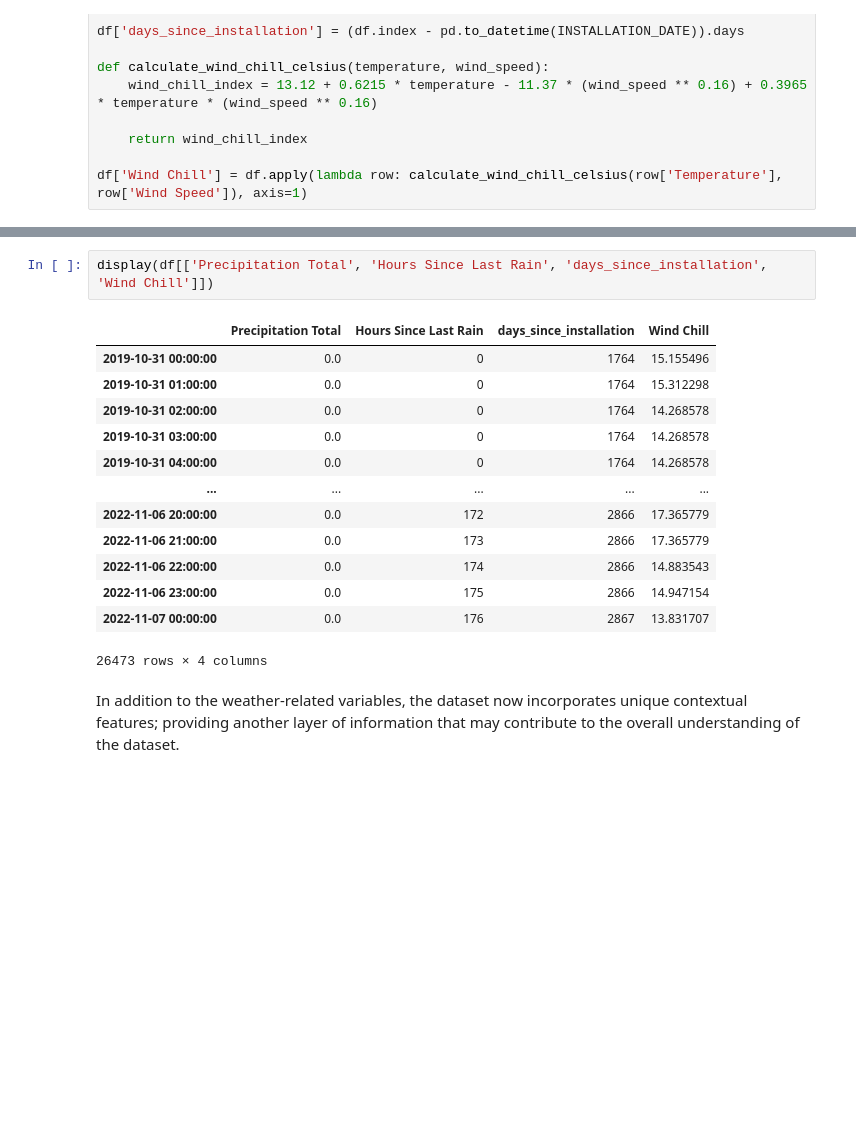
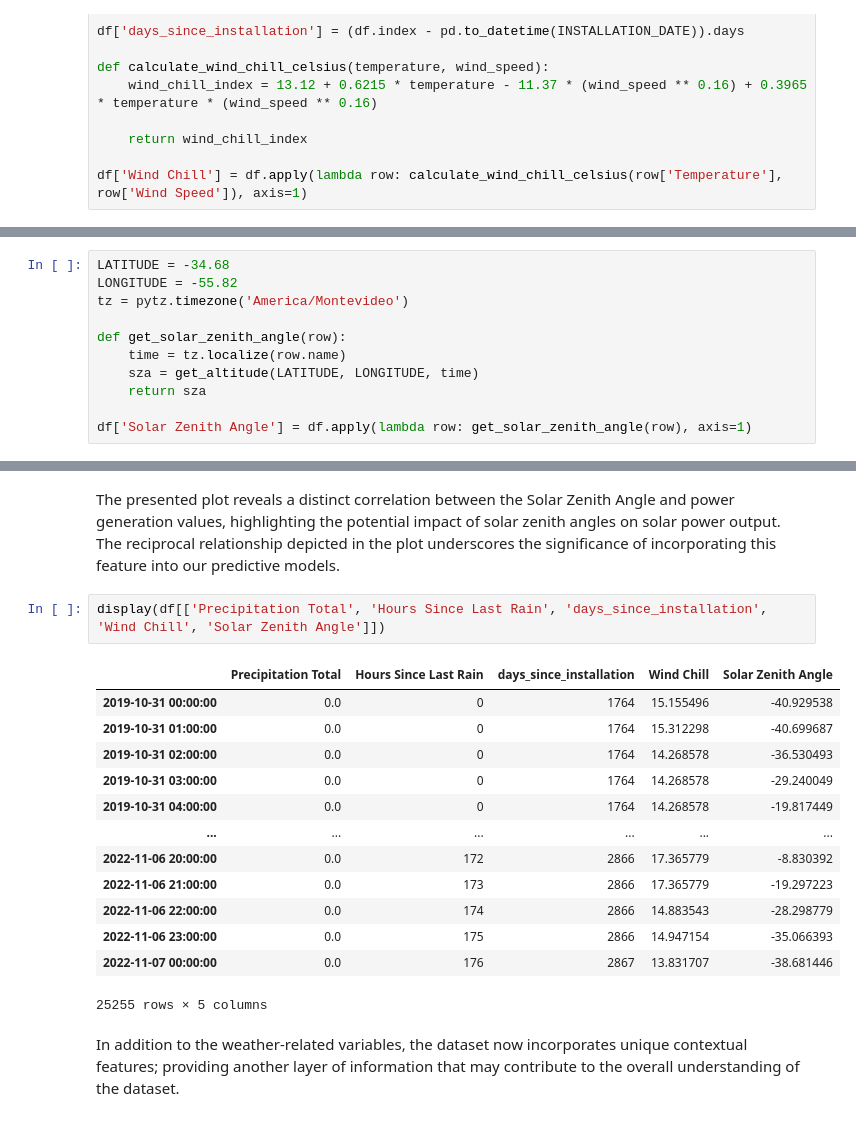
Before and after one commit to Renovus-Tech/solarec-python, a Jupyter notebook: app/ml/notebooks/2 - Feature Engineering.ipynb, the cells around one changed output, grey strips where cells are left out. Saved outputs shown, nothing was run; the diff lists cells and outputs as text; blank space fills up the shorter version.

```diff
--- a/app/ml/notebooks/2 - Feature Engineering.ipynb
+++ b/app/ml/notebooks/2 - Feature Engineering.ipynb
@@ -184,0 +192,11 @@ df['Wind Chill'] = df.apply(lambda row: calculate_wind_chill_celsius(row['Temper
+# %%
+LATITUDE = -34.68
+LONGITUDE = -55.82
+tz = pytz.timezone('America/Montevideo')
+
+def get_solar_zenith_angle(row):
+    time = tz.localize(row.name)
+    sza = get_altitude(LATITUDE, LONGITUDE, time)
+    return sza
+
+df['Solar Zenith Angle'] = df.apply(lambda row: get_solar_zenith_angle(row), axis=1)
@@ -185,19 +212,21 @@ df['Wind Chill'] = df.apply(lambda row: calculate_wind_chill_celsius(row['Temper
+# %% [markdown]
+The presented plot reveals a distinct correlation between the Solar Zenith Angle and power generation values, highlighting the potential impact of solar zenith angles on solar power output. The reciprocal relationship depicted in the plot underscores the significance of incorporating this feature into our predictive models.
 # %%
-display(df[['Precipitation Total', 'Hours Since Last Rain', 'days_since_installation', 'Wind Chill']])
+display(df[['Precipitation Total', 'Hours Since Last Rain', 'days_since_installation', 'Wind Chill', 'Solar Zenith Angle']])
 # %% [output]
-|  | Precipitation Total | Hours Since Last Rain | days_since_installation | Wind Chill |
-| 2019-10-31 00:00:00 | 0.0 | 0 | 1764 | 15.155496 |
-| 2019-10-31 01:00:00 | 0.0 | 0 | 1764 | 15.312298 |
-| 2019-10-31 02:00:00 | 0.0 | 0 | 1764 | 14.268578 |
-| 2019-10-31 03:00:00 | 0.0 | 0 | 1764 | 14.268578 |
-| 2019-10-31 04:00:00 | 0.0 | 0 | 1764 | 14.268578 |
-| ... | ... | ... | ... | ... |
-| 2022-11-06 20:00:00 | 0.0 | 172 | 2866 | 17.365779 |
-| 2022-11-06 21:00:00 | 0.0 | 173 | 2866 | 17.365779 |
-| 2022-11-06 22:00:00 | 0.0 | 174 | 2866 | 14.883543 |
-| 2022-11-06 23:00:00 | 0.0 | 175 | 2866 | 14.947154 |
-| 2022-11-07 00:00:00 | 0.0 | 176 | 2867 | 13.831707 |
+|  | Precipitation Total | Hours Since Last Rain | days_since_installation | Wind Chill | Solar Zenith Angle |
+| 2019-10-31 00:00:00 | 0.0 | 0 | 1764 | 15.155496 | -40.929538 |
+| 2019-10-31 01:00:00 | 0.0 | 0 | 1764 | 15.312298 | -40.699687 |
+| 2019-10-31 02:00:00 | 0.0 | 0 | 1764 | 14.268578 | -36.530493 |
+| 2019-10-31 03:00:00 | 0.0 | 0 | 1764 | 14.268578 | -29.240049 |
+| 2019-10-31 04:00:00 | 0.0 | 0 | 1764 | 14.268578 | -19.817449 |
+| ... | ... | ... | ... | ... | ... |
+| 2022-11-06 20:00:00 | 0.0 | 172 | 2866 | 17.365779 | -8.830392 |
+| 2022-11-06 21:00:00 | 0.0 | 173 | 2866 | 17.365779 | -19.297223 |
+| 2022-11-06 22:00:00 | 0.0 | 174 | 2866 | 14.883543 | -28.298779 |
+| 2022-11-06 23:00:00 | 0.0 | 175 | 2866 | 14.947154 | -35.066393 |
+| 2022-11-07 00:00:00 | 0.0 | 176 | 2867 | 13.831707 | -38.681446 |
-26473 rows × 4 columns
+25255 rows × 5 columns
 # %% [markdown]
 In addition to the weather-related variables, the dataset now incorporates unique contextual features; providing another layer of information that may contribute to the overall understanding of the dataset.
 # %% [markdown]
```
Also changed, not shown: parts of 6 cells of this notebook, 1 other file.
